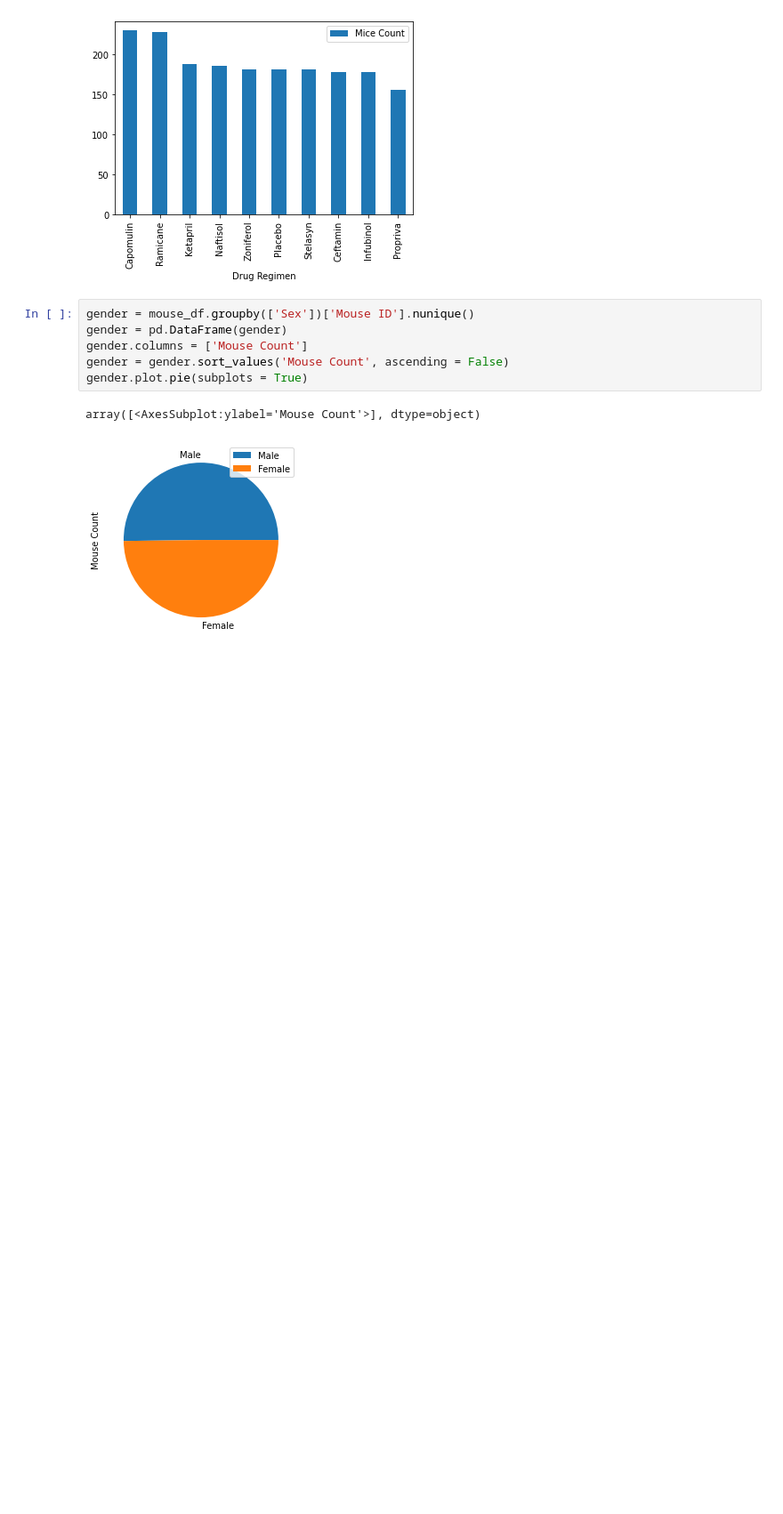
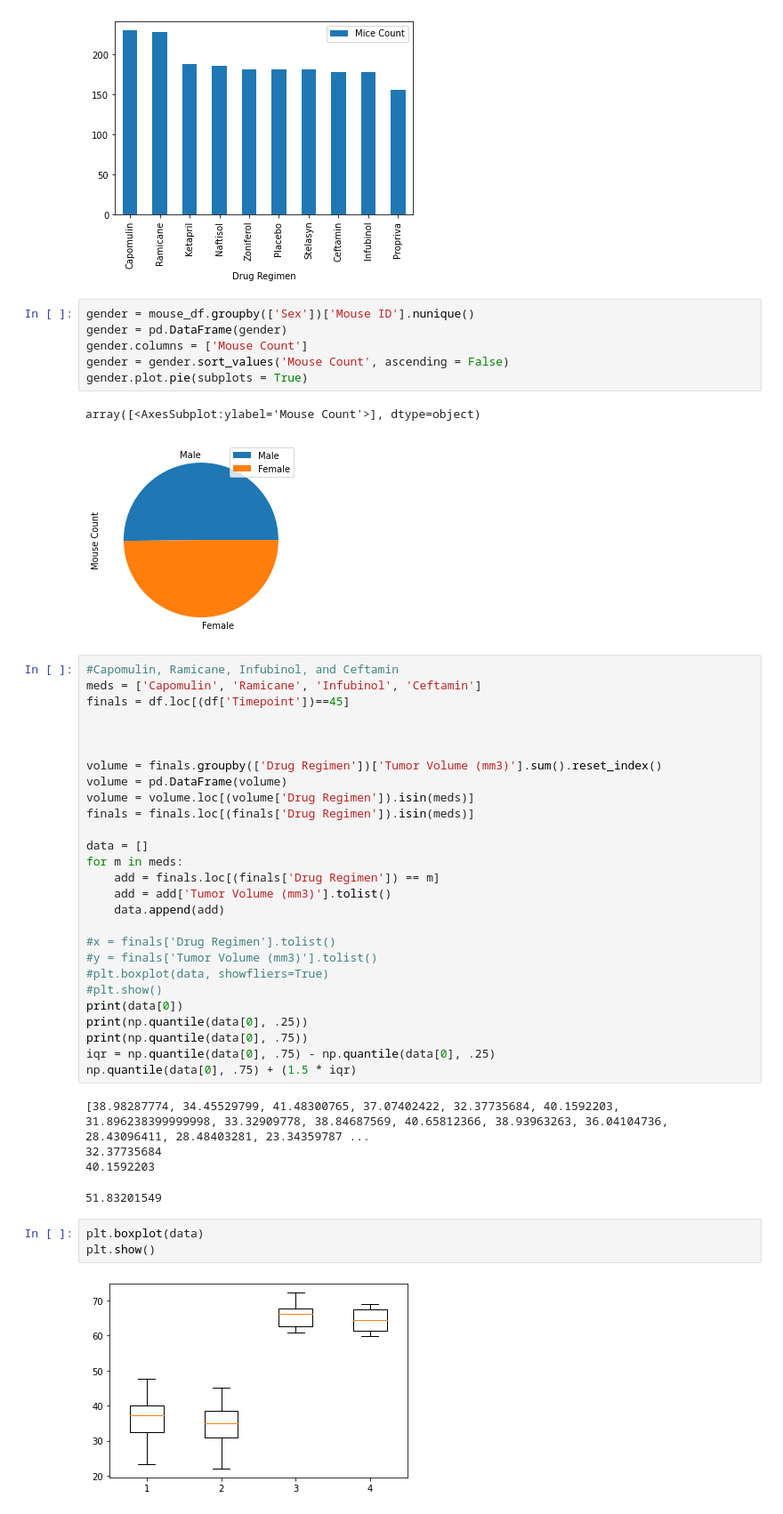
Before and after one commit to habrasek/matplotlib-challenge, a Jupyter notebook: Main.ipynb, the cells around one changed output. Shown at 89% size. Saved outputs shown, nothing was run; the diff lists cells and outputs as text; blank space fills up the shorter version.

Commit message:
box plot

```diff
--- a/Main.ipynb
+++ b/Main.ipynb
@@ -115,3 +103,40 @@ gender.plot.pie(subplots = True)
 # %% [output]
 array([<AxesSubplot:ylabel='Mouse Count'>], dtype=object)
 [figure]
+# %%
+#Capomulin, Ramicane, Infubinol, and Ceftamin
+meds = ['Capomulin', 'Ramicane', 'Infubinol', 'Ceftamin']
+finals = df.loc[(df['Timepoint'])==45]
+
+
+
+volume = finals.groupby(['Drug Regimen'])['Tumor Volume (mm3)'].sum().reset_index()
+volume = pd.DataFrame(volume)
+volume = volume.loc[(volume['Drug Regimen']).isin(meds)]
+finals = finals.loc[(finals['Drug Regimen']).isin(meds)]
+
+data = []
+for m in meds:
+    add = finals.loc[(finals['Drug Regimen']) == m]
+    add = add['Tumor Volume (mm3)'].tolist()
+    data.append(add)
+
+#x = finals['Drug Regimen'].tolist()
+#y = finals['Tumor Volume (mm3)'].tolist()
+#plt.boxplot(data, showfliers=True)
+#plt.show()
+print(data[0])
+print(np.quantile(data[0], .25))
+print(np.quantile(data[0], .75))
+iqr = np.quantile(data[0], .75) - np.quantile(data[0], .25)
+np.quantile(data[0], .75) + (1.5 * iqr)
+# %% [output]
+[38.98287774, 34.45529799, 41.48300765, 37.07402422, 32.37735684, 40.1592203, 31.896238399999998, 33.32909778, 38.84687569, 40.65812366, 38.93963263, 36.04104736, 28.43096411, 28.48403281, 23.34359787 ...
+32.37735684
+40.1592203
+51.83201549
+# %%
+plt.boxplot(data)
+plt.show()
+# %% [output]
+[figure, added]
```
Also changed, not shown: parts of 1 cell of this notebook.
